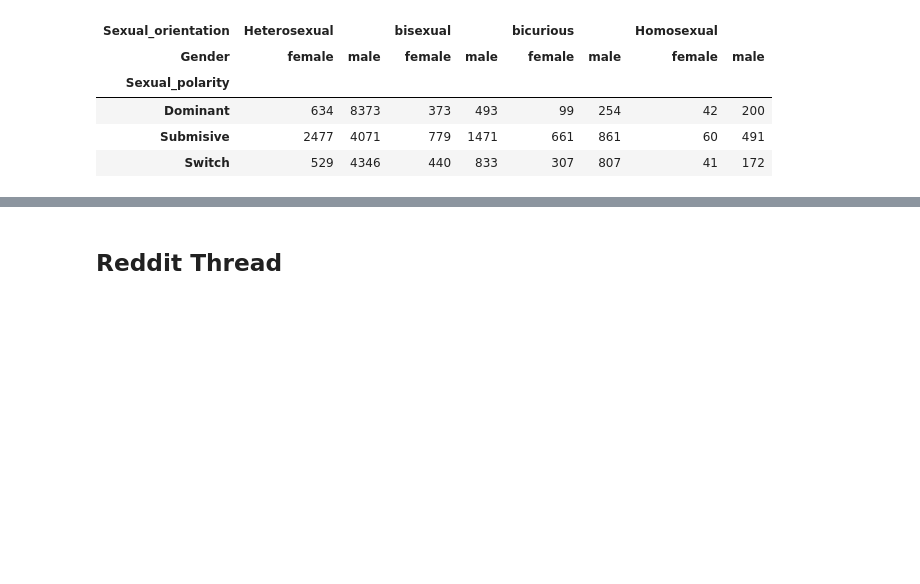
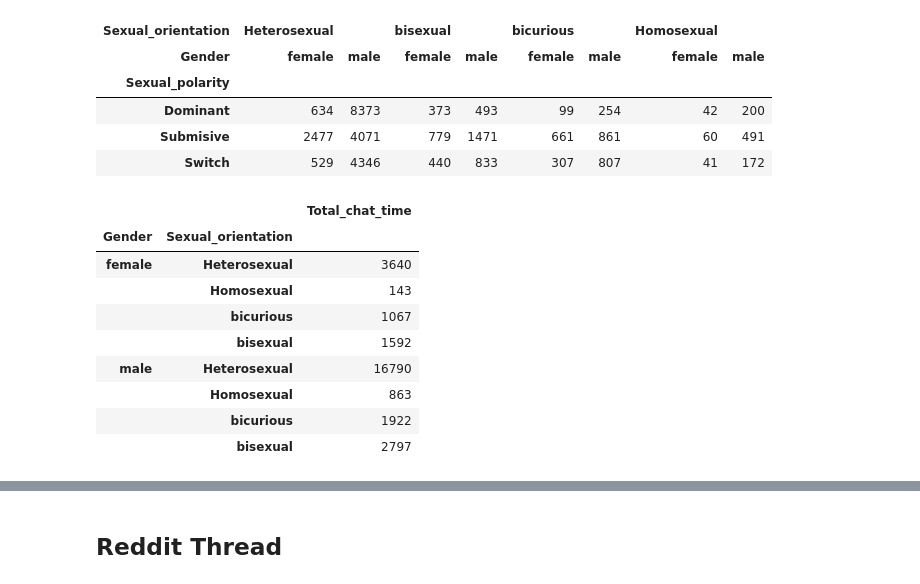
Before and after one commit to crushdig/Data-Science-In-Practice-Project, a Jupyter notebook: LB_project/notebooks/analysis/100_analysis_social_circle.ipynb, the cells around one changed output, grey strips where cells are left out. Saved outputs shown, nothing was run; the diff lists cells and outputs as text; code cells hidden in the pictures; blank space fills up the shorter version.

```diff
--- a/LB_project/notebooks/analysis/100_analysis_social_circle.ipynb
+++ b/LB_project/notebooks/analysis/100_analysis_social_circle.ipynb
@@ -113,6 +113,19 @@ prepped_sexWork_df.groupby(['Sexual_polarity', 'Gender'])[['Sexual_orientation']
 | Dominant | 634 | 8373 | 373 | 493 | 99 | 254 | 42 | 200 |
 | Submisive | 2477 | 4071 | 779 | 1471 | 661 | 861 | 60 | 491 |
 | Switch | 529 | 4346 | 440 | 833 | 307 | 807 | 41 | 172 |
+# %%
+prepped_sexWork_df.groupby(['Gender', 'Sexual_orientation'])[['Total_chat_time']].count()
+# %% [output]
+|  |  | Total_chat_time |
+| Gender | Sexual_orientation |  |
+| female | Heterosexual | 3640 |
+|  | Homosexual | 143 |
+|  | bicurious | 1067 |
+|  | bisexual | 1592 |
+| male | Heterosexual | 16790 |
+|  | Homosexual | 863 |
+|  | bicurious | 1922 |
+|  | bisexual | 2797 |
 # %%
 avg_chat_time = prepped_sexWork_df.groupby(['Gender', 'Sexual_orientation'])[['Total_chat_time']].sum() / prepped_sexWork_df.groupby(['Gender', 'Sexual_orientation'])[['Total_chat_time']].count()
 avg_chat_time
```
Also changed, not shown: parts of 1 cell of this notebook, 3 other files.
